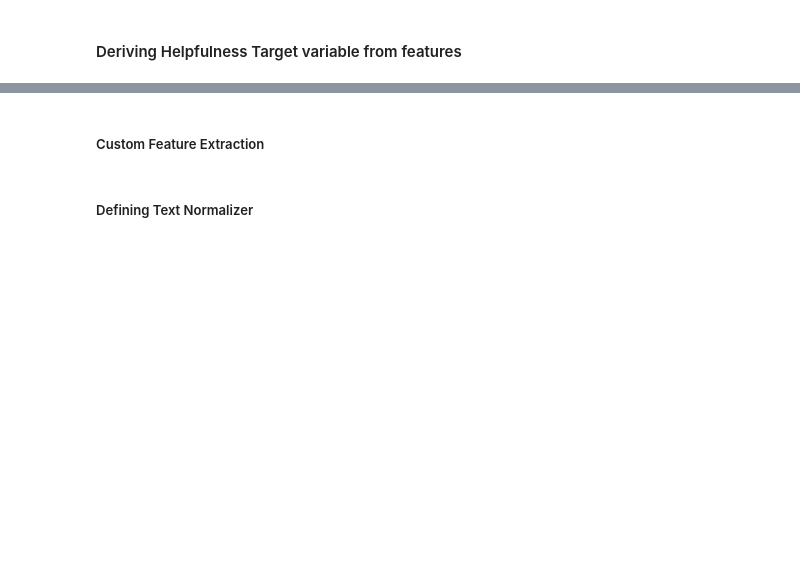
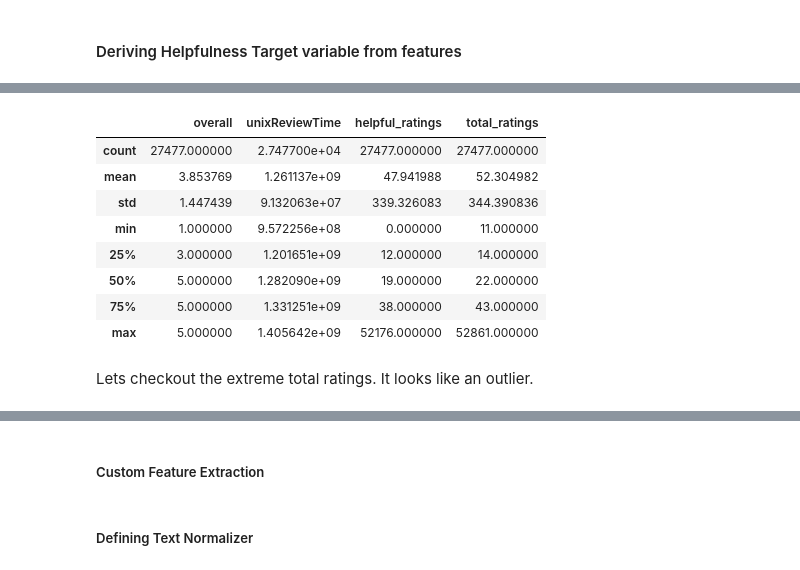
Before and after one commit to subhashree-ai/amazon-review-helpfulness-prediction, a Jupyter notebook: notebooks/amazon_helpfulness_prediction_trad_models.ipynb, the cells around one changed output, grey strips where cells are left out. Saved outputs shown, nothing was run; the diff lists cells and outputs as text; code cells hidden in the pictures; blank space fills up the shorter version.

```diff
--- a/notebooks/amazon_helpfulness_prediction_trad_models.ipynb
+++ b/notebooks/amazon_helpfulness_prediction_trad_models.ipynb
@@ -109,2 +121,7 @@ Now our data is reduced down to 27477 product reviews. Next is splitting the dat
 # %% [markdown]
 #### Deriving Helpfulness Target variable from features
+# %%
+dataset['helpful_ratings'] = dataset['helpful'].apply(lambda x: x[0])
+dataset['total_ratings'] = dataset['helpful'].apply(lambda x: x[1])
+
+dataset.head(1)
@@ -110,0 +131,14 @@ Now our data is reduced down to 27477 product reviews. Next is splitting the dat
+# %%
+dataset.describe()
+# %% [output]
+|  | overall | unixReviewTime | helpful_ratings | total_ratings |
+| count | 27477.000000 | 2.747700e+04 | 27477.000000 | 27477.000000 |
+| mean | 3.853769 | 1.261137e+09 | 47.941988 | 52.304982 |
+| std | 1.447439 | 9.132063e+07 | 339.326083 | 344.390836 |
+| min | 1.000000 | 9.572256e+08 | 0.000000 | 11.000000 |
+| 25% | 3.000000 | 1.201651e+09 | 12.000000 | 14.000000 |
+| 50% | 5.000000 | 1.282090e+09 | 19.000000 | 22.000000 |
+| 75% | 5.000000 | 1.331251e+09 | 38.000000 | 43.000000 |
+| max | 5.000000 | 1.405642e+09 | 52176.000000 | 52861.000000 |
+# %% [markdown]
+Lets checkout the extreme total ratings. It looks like an outlier.
```
Also changed, not shown: parts of 48 cells of this notebook.
